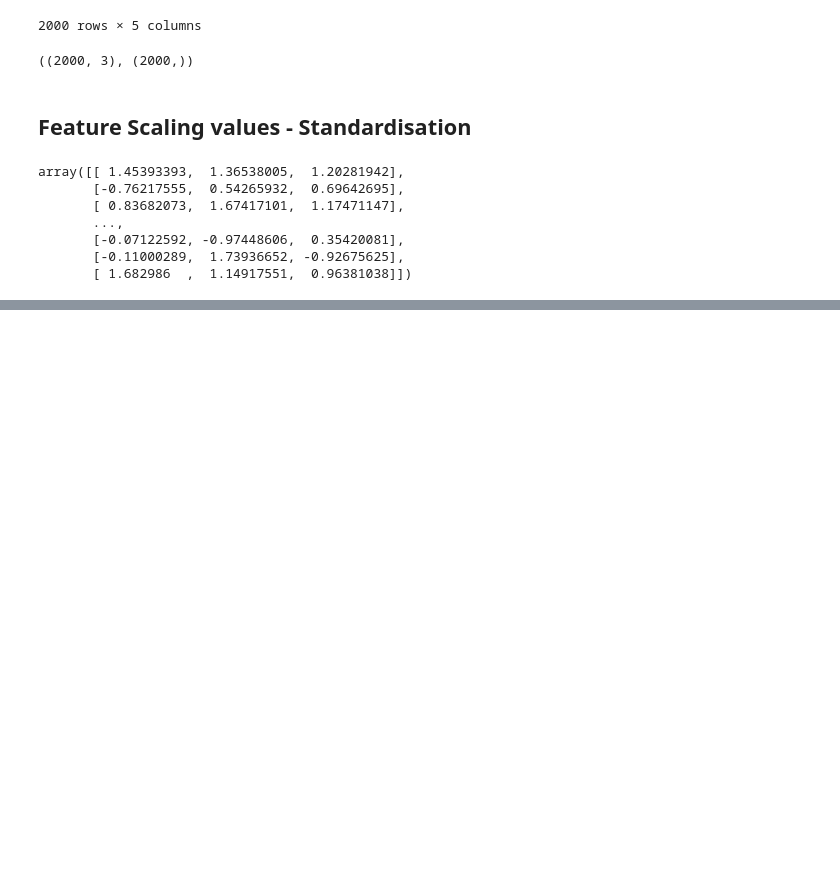
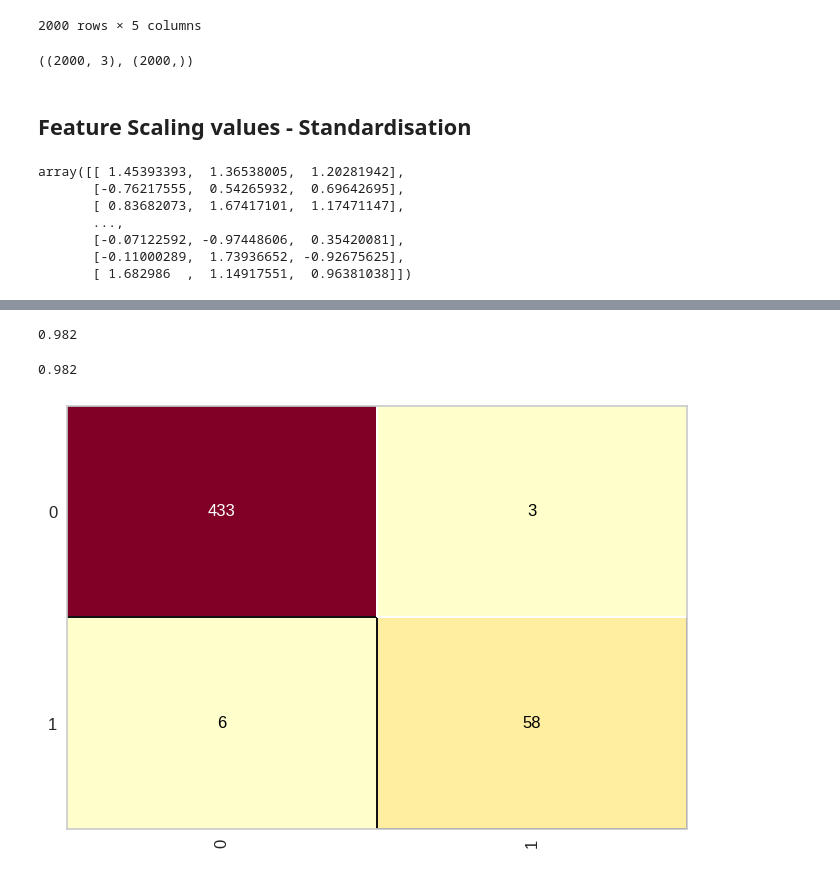
Before and after one commit to EriveltoSilva/risk-credit-machine-learning-classifier, a Jupyter notebook: CreditRiskModel.ipynb, the cells around one changed output, grey strips where cells are left out. Drawn from its saved outputs; the diff is of its cells as text; code cells hidden in the pictures; blank space fills up the shorter version.

```diff
--- a/CreditRiskModel.ipynb
+++ b/CreditRiskModel.ipynb
@@ -227,0 +361,3 @@ array([[ 1.45393393,  1.36538005,  1.20281942],
+# %%
+random_forest_model = RandomForestClassifier(n_estimators=115, criterion = 'entropy', random_state = 0)
+random_forest_model.fit(X_train, y_train)
@@ -227,0 +387,11 @@ array([[ 1.45393393,  1.36538005,  1.20281942],
+# %%
+accuracy_score(y_test, predictions)
+# %% [output]
+0.982
+# %%
+cm = ConfusionMatrix(random_forest_model)
+cm.fit(X_train, y_train)
+cm.score(X_test, y_test)
+# %% [output]
+0.982
+[figure, added]
```
Also changed, not shown: parts of 54 cells of this notebook.
